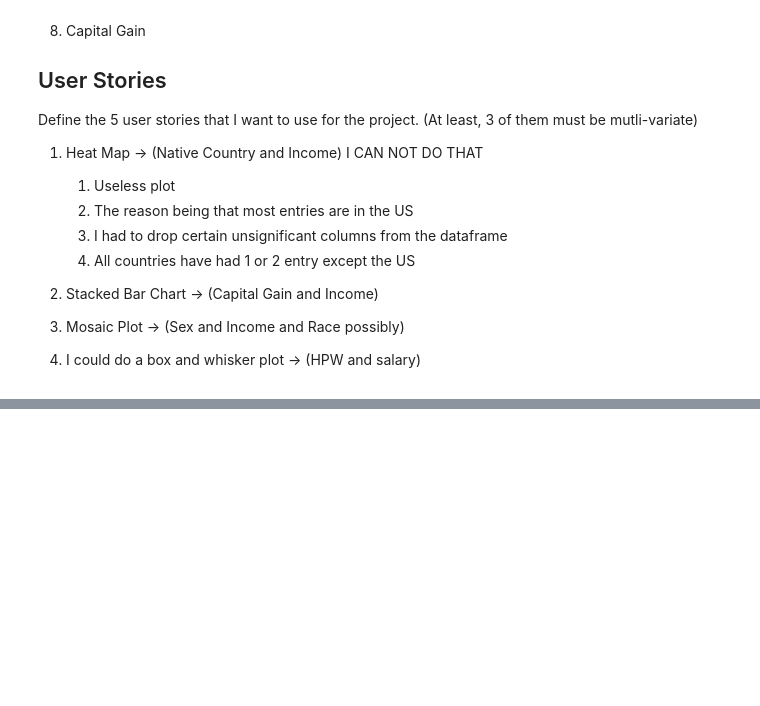
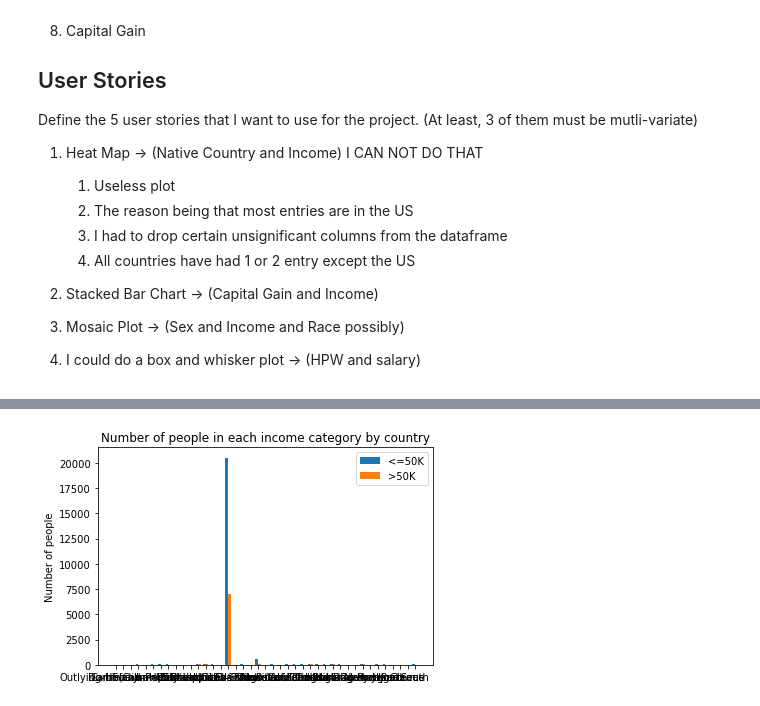
Before and after one commit to Youssef-Serag/CSE-578, a Jupyter notebook: Project/project.ipynb, the cells around one changed output, grey strips where cells are left out. Saved outputs shown, nothing was run; the diff lists cells and outputs as text; code cells hidden in the pictures; blank space fills up the shorter version.

```diff
--- a/Project/project.ipynb
+++ b/Project/project.ipynb
@@ -48,0 +154,25 @@ data_greater_50k = data[data['income'] == '>50K']
+# %%
+# Make a set of the countries in the data
+countries = set(data['native-country'])
+
+# Make a dictionary of the countries and and their values would be an array [less_50k, greater_50k] which would be the number of people in each income category
+country_income = {}
+for country in countries:
+    country_income[country] = [data_less_50k[data_less_50k['native-country'] == country].shape[0], data_greater_50k[data_greater_50k['native-country'] == country].shape[0]]
+# %%
+x = np.arange(len(countries))
+width = 0.35
+
+fig, ax = plt.subplots()
+rects1 = ax.bar(x - width/2, [country[0] for country in country_income.values()], width, label='<=50K')
+rects2 = ax.bar(x + width/2, [country[1] for country in country_income.values()], width, label='>50K')
+
+ax.set_ylabel('Number of people')
+ax.set_title('Number of people in each income category by country')
+ax.set_xticks(x)
+ax.set_xticklabels(countries)
+ax.legend()
+
+plt.show()
+# %% [output]
+[figure, added]
```
Also changed, not shown: parts of 7 cells of this notebook.
